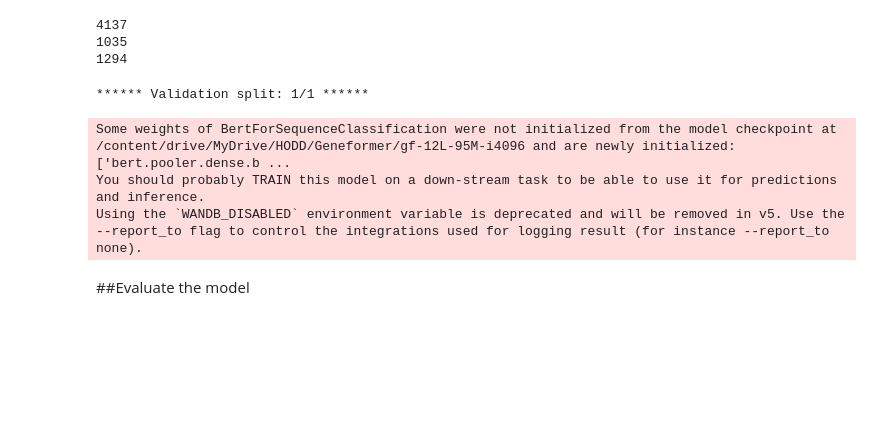
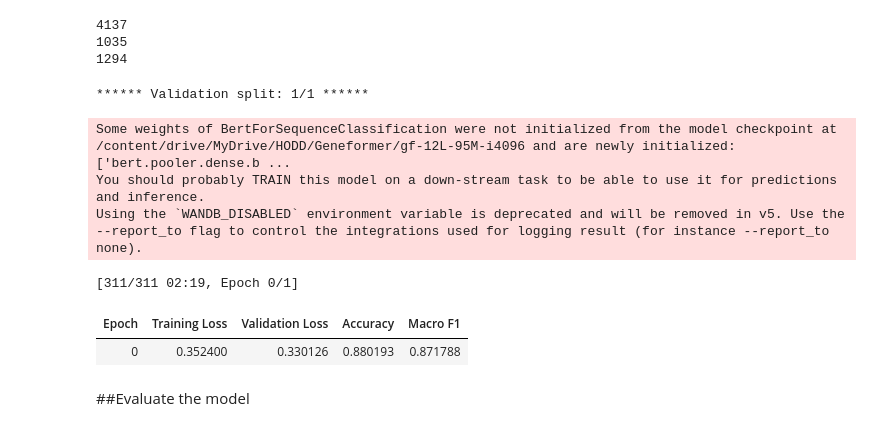
Before and after one commit to sean-otoole/HODD, a Jupyter notebook: PDTx_pipeline/PDTx_03_FineTuning_DA.ipynb, the cells around one changed output. Cells and saved outputs as stored; diff of their text form; code cells hidden in the pictures; blank space fills up the shorter version.

```diff
--- a/PDTx_pipeline/PDTx_03_FineTuning_DA.ipynb
+++ b/PDTx_pipeline/PDTx_03_FineTuning_DA.ipynb
@@ -105,6 +105,7 @@ training_args = {
     "weight_decay":0.258828,
     "per_device_train_batch_size": 12,
     "seed": 73,
+    "bf16":True
 }
 
 # uses the current default model
@@ -115,7 +116,7 @@ cc = Classifier(classifier="cell",
                 max_ncells=None,
                 freeze_layers = 2,
                 num_crossval_splits = 1,
-                forward_batch_size=200,
+                forward_batch_size=32,
                 nproc=16)
 # %%
 #datsets imports for handling tokenized dataset
@@ -170,28 +171,32 @@ cc.prepare_data(input_data_file=park_data_with_id_path,
 4137
 1035
 1294
-# %%
-geneformer_directory = '/content/drive/MyDrive/HODD/Geneformer/gf-12L-95M-i4096'
 # %%
+import torch
+torch.cuda.empty_cache()
+
 train_valid_id_split_dict = {"attr_key": "id",
                             "train": train_ids,
                             "eval": eval_ids}
 
 os.environ["WANDB_DISABLED"] = "true"
 
 # fine tune the model
 all_metrics = cc.validate(model_directory=geneformer_directory,
                           prepared_input_data_file=f"{data_directory}/{output_prefix}_labeled_train.dataset",
                           id_class_dict_file=f"{data_directory}/{output_prefix}_id_class_dict.pkl",
-                          output_directory=data_directory,
+                          output_directory=output_dir,
                           output_prefix=output_prefix,
                           split_id_dict=train_valid_id_split_dict)
                           # to optimize hyperparameters, set n_hyperopt_trials=100 (or alternative desired # of trials)
 # %% [output]
 ****** Validation split: 1/1 ******
 Some weights of BertForSequenceClassification were not initialized from the model checkpoint at /content/drive/MyDrive/HODD/Geneformer/gf-12L-95M-i4096 and are newly initialized: ['bert.pooler.dense.b ...
 You should probably TRAIN this model on a down-stream task to be able to use it for predictions and inference.
 Using the `WANDB_DISABLED` environment variable is deprecated and will be removed in v5. Use the --report_to flag to control the integrations used for logging result (for instance --report_to none).
+[311/311 02:19, Epoch 0/1]
+| Epoch | Training Loss | Validation Loss | Accuracy | Macro F1 |
+| 0 | 0.352400 | 0.330126 | 0.880193 | 0.871788 |
 # %% [markdown]
 ##Evaluate the model
 # %%
```
Also changed, not shown: parts of 4 cells of this notebook.
